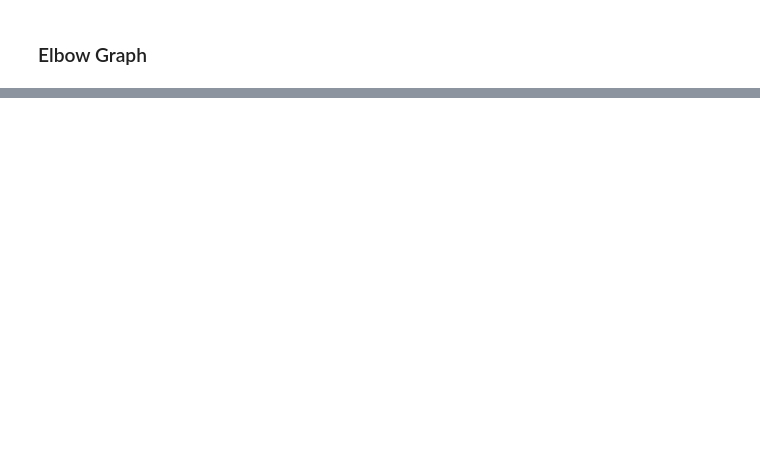
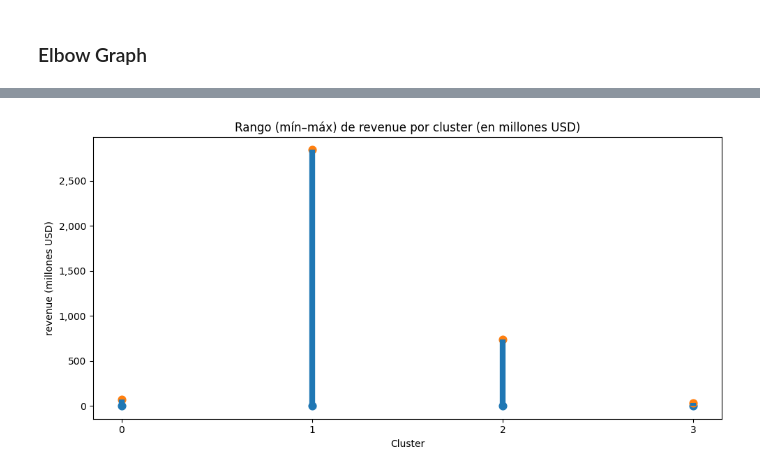
Before and after one commit to Sofilayerdi/Lab2-Mineria, a Jupyter notebook: lab2.ipynb, the cells around one changed output, grey strips where cells are left out. Cells and saved outputs as stored; diff of their text form; code cells hidden in the pictures; blank space fills up the shorter version.

```diff
--- a/lab2.ipynb
+++ b/lab2.ipynb
@@ -163,0 +174,10 @@ Usaremos **5 clusters**
+# %%
+n_clusters = 4
+
+kmeans_model = KMeans(n_clusters=n_clusters, random_state=42, n_init=10)
+with warnings.catch_warnings():
+    warnings.simplefilter("ignore", category=RuntimeWarning)
+    df_cluster['cluster_kmeans'] = kmeans_model.fit_predict(df_cluster_scaled)
+
+print("Cluster sizes (K-Means):")
+df_cluster['cluster_kmeans'].value_counts().sort_index()
@@ -163,0 +194,6 @@ Usaremos **5 clusters**
+# %%
+hierarchical_model = AgglomerativeClustering(n_clusters=n_clusters, linkage='ward')
+df_cluster['cluster_hierarchical'] = hierarchical_model.fit_predict(df_cluster_scaled)
+
+print("Cluster sizes (Hierarchical):")
+df_cluster['cluster_hierarchical'].value_counts().sort_index()
@@ -163,0 +270,49 @@ Usaremos **5 clusters**
+# %%
+def min_max_by_cluster(df, col, cluster_col="cluster", scale="millions"):
+    stats = df.groupby(cluster_col)[col].agg(["min", "max"]).sort_index()
+
+    if scale == "millions":
+        factor = 1_000_000
+        y_label = f"{col} (millones USD)"
+        title = f"Rango (min max) de {col} por cluster (en millones USD)"
+        fmt = "{x:,.0f}"   # enteros en millones
+    elif scale == "hundredk":
+        factor = 100_000
+        y_label = f"{col} (cientos de miles USD)"
+        title = f"Rango (min max) de {col} por cluster (en cientos de miles USD)"
+        fmt = "{x:,.0f}"
+    elif scale == "thousands":
+        factor = 1_000
+        y_label = f"{col} (miles USD)"
+        title = f"Rango (min max) de {col} por cluster (en miles USD)"
+        fmt = "{x:,.0f}"
+    else:
+        factor = 1
+        y_label = f"{col} (USD)"
+        title = f"Rango (min max) de {col} por cluster"
+        fmt = "{x:,.0f}"
+
+    ymin = stats["min"].values / factor
+    ymax = stats["max"].values / factor
+    x = np.arange(len(stats.index))
+
+    plt.figure(figsize=(10, 5))
+    plt.vlines(x, ymin, ymax, linewidth=6)
+    plt.scatter(x, ymin, s=60, label="Mínimo")
+    plt.scatter(x, ymax, s=60, label="Máximo")
+
+    plt.xticks(x, stats.index)
+    plt.xlabel("Cluster")
+    plt.ylabel(y_label)
+    plt.title(title)
+
+    ax = plt.gca()
+    ax.ticklabel_format(axis="y", style="plain", useOffset=False)
+    ax.yaxis.set_major_formatter(mtick.StrMethodFormatter(fmt))
+
+    plt.tight_layout()
+    plt.show()
+
+min_max_by_cluster(df_interpret, "revenue", scale="millions")
+# %% [output]
+[figure, added]
```
Also changed, not shown: parts of 22 cells of this notebook.
